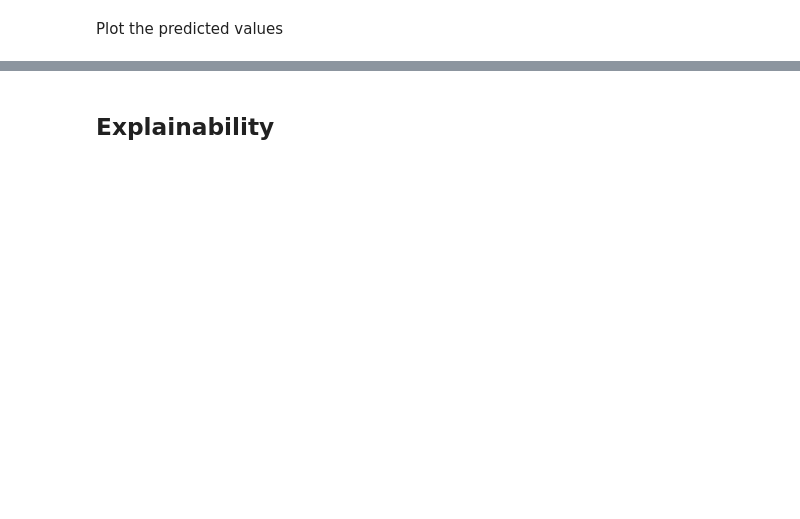
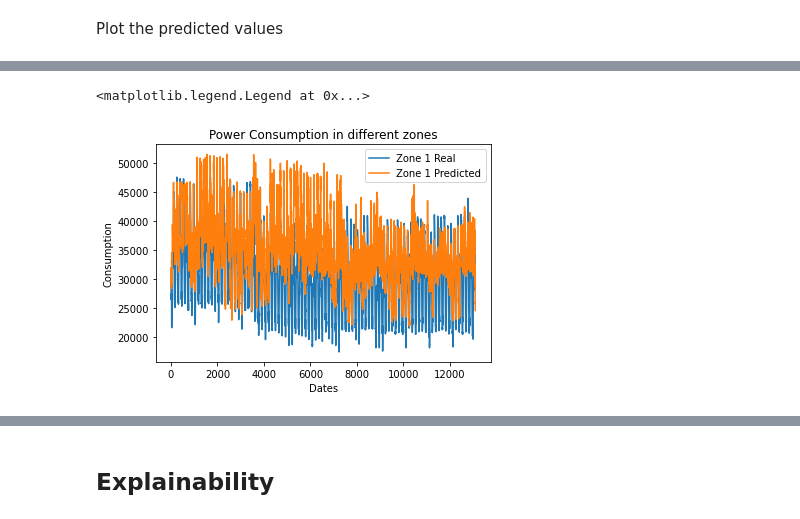
Before and after one commit to gonzalezcortes/LSTM_with_attention_layer, a Jupyter notebook: main.ipynb, the cells around one changed output, grey strips where cells are left out. Saved outputs shown, nothing was run; the diff lists cells and outputs as text; code cells hidden in the pictures; blank space fills up the shorter version.

```diff
--- a/main.ipynb
+++ b/main.ipynb
@@ -156,0 +190,5 @@ plt.legend()
+# %%
+XGBoost_model_CV = RandomizedSearchCV(XGBoost_model_pre, parameters, cv=5, n_iter=number_of_iterations,
+                                      scoring='neg_mean_absolute_error',verbose=5, n_jobs=-1)
+# %%
+XGBoost_model_CV.fit(X_training[3:], y_training)
@@ -156,0 +216,3 @@ plt.legend()
+# %%
+XGBoost_model = XGBRegressor(**XGBoost_model_CV.best_params_)
+XGBoost_model.fit(X_training[3:], y_training)
@@ -156,0 +228,13 @@ plt.legend()
+# %%
+y_pred_xg = XGBoost_model.predict(X_testing[3:])
+# %%
+x = range(len(y_testing))
+plt.plot(x,y_testing, label="Zone 1 Real")
+plt.plot(x,y_pred_xg, label="Zone 1 Predicted")
+plt.title("Power Consumption in different zones")
+plt.xlabel("Dates")
+plt.ylabel("Consumption")
+plt.legend()
+# %% [output]
+<matplotlib.legend.Legend at 0x...>
+[figure, added]
```
Also changed, not shown: parts of 33 cells of this notebook.
